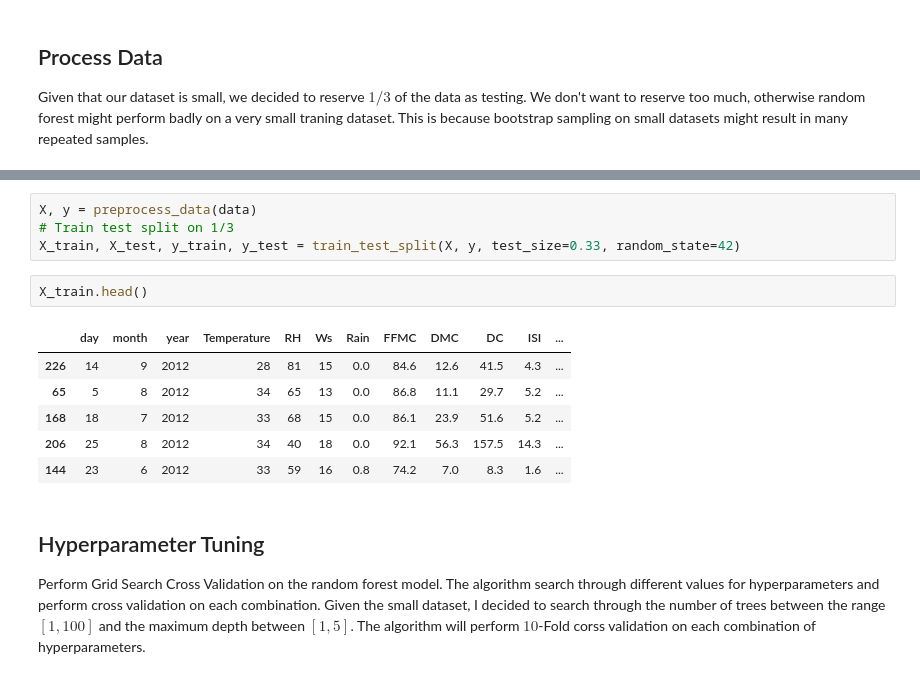
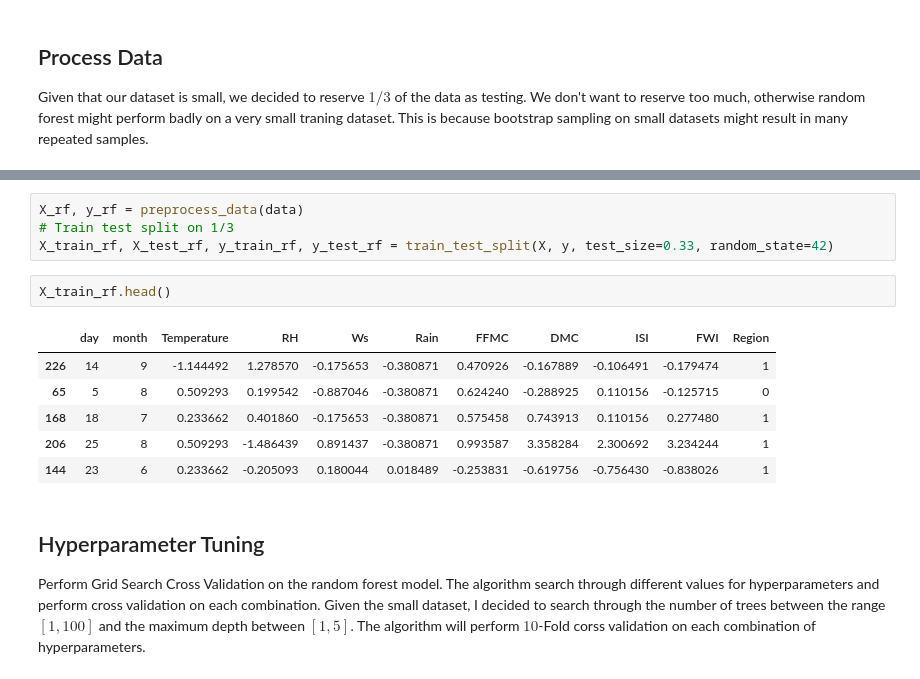
Before and after one commit to UCB-stat-159-s22/hw07-group10, a Jupyter notebook: models.ipynb, the cells around one changed output, grey strips where cells are left out. Cells and saved outputs as stored; diff of their text form.

```diff
--- a/models.ipynb
+++ b/models.ipynb
@@ -61,16 +47,16 @@ def preprocess_data(data, features_to_drop=[]):
 # %%
-X, y = preprocess_data(data)
+X_rf, y_rf = preprocess_data(data)
 # Train test split on 1/3
-X_train, X_test, y_train, y_test = train_test_split(X, y, test_size=0.33, random_state=42)
+X_train_rf, X_test_rf, y_train_rf, y_test_rf = train_test_split(X, y, test_size=0.33, random_state=42)
 # %%
-X_train.head()
+X_train_rf.head()
 # %% [output]
-|  | day | month | year | Temperature | RH | Ws | Rain | FFMC | DMC | DC | ISI | ... |
-| 226 | 14 | 9 | 2012 | 28 | 81 | 15 | 0.0 | 84.6 | 12.6 | 41.5 | 4.3 | ... |
-| 65 | 5 | 8 | 2012 | 34 | 65 | 13 | 0.0 | 86.8 | 11.1 | 29.7 | 5.2 | ... |
-| 168 | 18 | 7 | 2012 | 33 | 68 | 15 | 0.0 | 86.1 | 23.9 | 51.6 | 5.2 | ... |
-| 206 | 25 | 8 | 2012 | 34 | 40 | 18 | 0.0 | 92.1 | 56.3 | 157.5 | 14.3 | ... |
-| 144 | 23 | 6 | 2012 | 33 | 59 | 16 | 0.8 | 74.2 | 7.0 | 8.3 | 1.6 | ... |
+|  | day | month | Temperature | RH | Ws | Rain | FFMC | DMC | ISI | FWI | Region |
+| 226 | 14 | 9 | -1.144492 | 1.278570 | -0.175653 | -0.380871 | 0.470926 | -0.167889 | -0.106491 | -0.179474 | 1 |
+| 65 | 5 | 8 | 0.509293 | 0.199542 | -0.887046 | -0.380871 | 0.624240 | -0.288925 | 0.110156 | -0.125715 | 0 |
+| 168 | 18 | 7 | 0.233662 | 0.401860 | -0.175653 | -0.380871 | 0.575458 | 0.743913 | 0.110156 | 0.277480 | 1 |
+| 206 | 25 | 8 | 0.509293 | -1.486439 | 0.891437 | -0.380871 | 0.993587 | 3.358284 | 2.300692 | 3.234244 | 1 |
+| 144 | 23 | 6 | 0.233662 | -0.205093 | 0.180044 | 0.018489 | -0.253831 | -0.619756 | -0.756430 | -0.838026 | 1 |
 # %% [markdown]
 ## Hyperparameter Tuning
 
```
Also changed, not shown: parts of 13 cells of this notebook, 3 other files.
